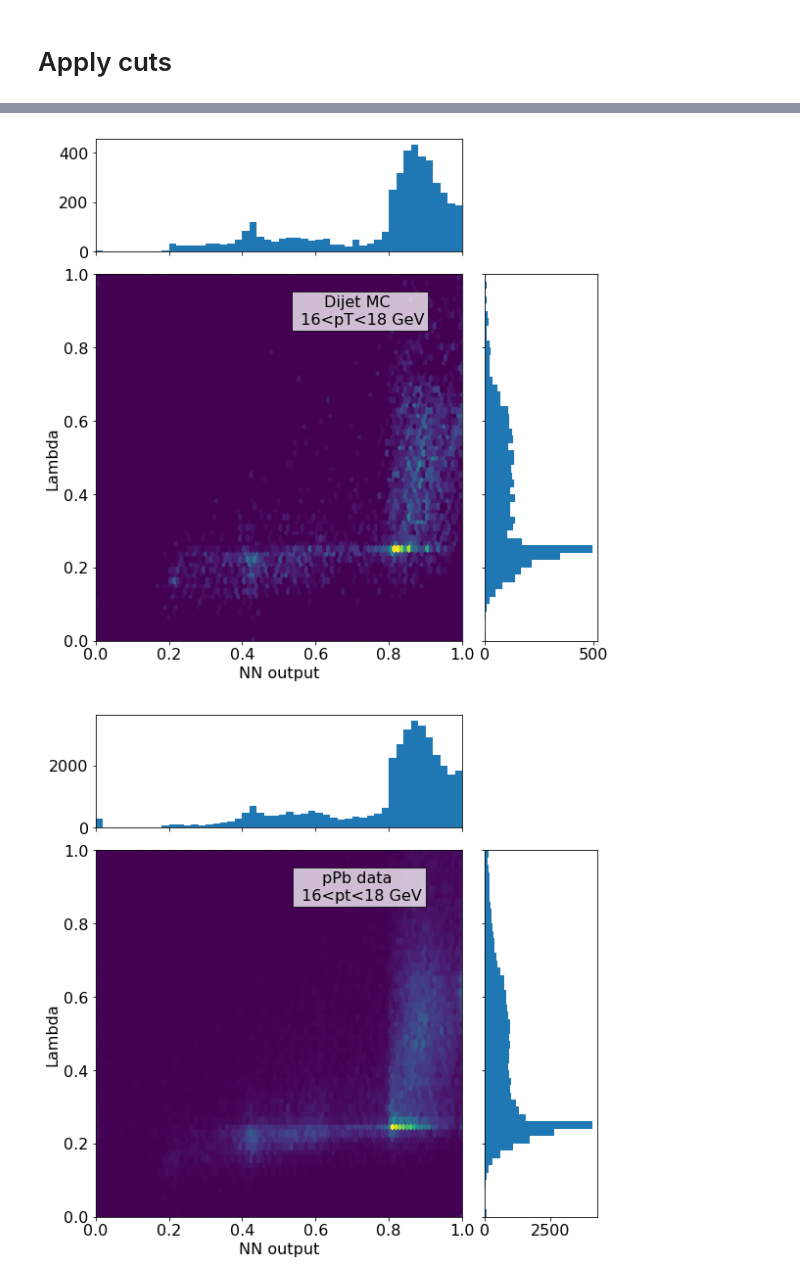
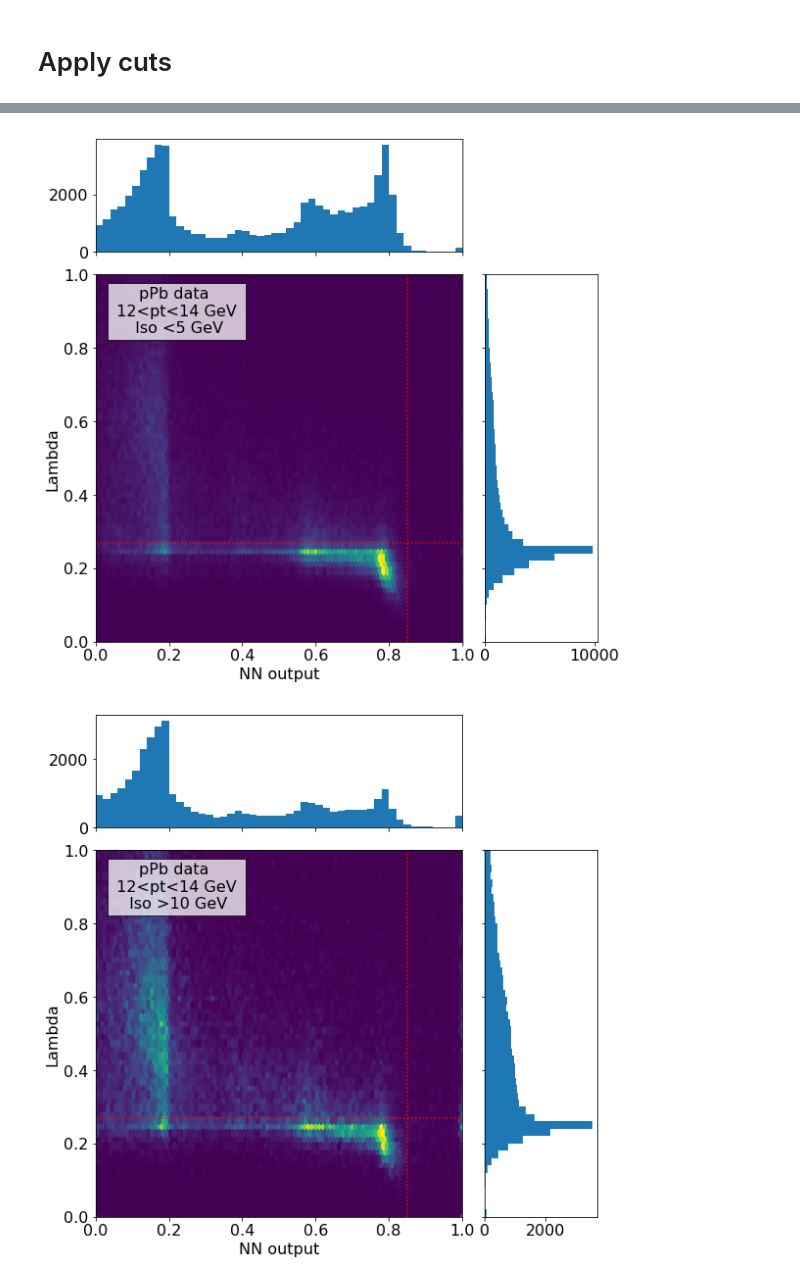
Before and after one commit to miguelignacio/CorrelationAnalysis, a Jupyter notebook: NtupleAnalysis/InputData/jupy.ipynb, the cells around one changed output, grey strips where cells are left out. Drawn from its saved outputs; the diff is of its cells as text; code cells hidden in the pictures.

```diff
--- a/NtupleAnalysis/InputData/jupy.ipynb
+++ b/NtupleAnalysis/InputData/jupy.ipynb
@@ -69,7 +90,7 @@ mcHists = applyCuts(mcHists)
 # %%
 
 def plotcorr(histo,label,figname):
-    x = histo['cluster_NN2']
+    x = histo['cluster_NN1']
     y = histo['cluster_Lambda']
     nullfmt = NullFormatter()         # no labels
     left, width = 0.1, 0.65
@@ -85,7 +106,9 @@ def plotcorr(histo,label,figname):
     axHistx.xaxis.set_major_formatter(nullfmt) #no labels
     axHisty.yaxis.set_major_formatter(nullfmt)
     hb = axScatter.hexbin(x, y, cmap='viridis') #gridsize=60
-    plt.text(0.72, 0.90,label, horizontalalignment='center',  verticalalignment='center', transform=axScatter.transAxes, bbox=dict(facecolor='white', alpha=0.75))
+    axScatter.plot((0, 1), (0.27, 0.27), 'r-',linestyle=':')
+    axScatter.plot((0.85, 0.85), (0, 1.0), 'r-',linestyle=':')
+    plt.text(0.22, 0.90,label, horizontalalignment='center',  verticalalignment='center', transform=axScatter.transAxes, bbox=dict(facecolor='white', alpha=0.75))
     binwidth = 0.25
     xymax = np.max([np.max(np.fabs(x)), np.max(np.fabs(y))])
     lim = (int(xymax/binwidth) + 1) * binwidth
@@ -93,13 +116,13 @@ def plotcorr(histo,label,figname):
     axScatter.set_ylim((0.0, 1.0))
     axScatter.set_xlabel('NN output')
     axScatter.set_ylabel('Lambda')
-    bins = np.arange(-lim, lim + binwidth, binwidth)
-    axHistx.hist(x,50, range=(0, 1.0))
+    n, bins, patches = axHistx.hist(x,50, range=(0, 1.0))
     axHisty.hist(y,50, range=(0.0,1.0), orientation='horizontal')
     axHistx.set_xlim(axScatter.get_xlim())
     axHisty.set_ylim(axScatter.get_ylim())
     plt.show()
     fig.savefig('../JupyterPNGOutput/'+figname+'.png', dpi=fig.dpi)
+    return n, bins
 # %%
 def cutptrange(data, ptmin, ptmax):
     full = data
@@ -110,18 +133,43 @@ def cutptrange(data, ptmin, ptmax):
     noniso = noniso.query('cluster_pt>%f and cluster_pt<%f' %(ptmin,ptmax))
     return full, iso, noniso
 # %%
-#binedges = [8.0, 10.0,12.0,14.0,16.0,18.0,20.0,22.0,24.0,26.0,28.0]
-binedges = [16.0,18.0]
+binedges = [12.0, 14.0]#,12.0,14.0,16.0]#,18.0,20.0,22.0,24.0,26.0,28.0]
+#binedges = [16.0,18.0,20.0,22.0,24.0,26.0,28.0,30.0,50.0]
 #full, iso, noniso = cutptrange(dataHists, 8.0, 12.0)
 #plotcorr(full,'pPb data \n 12 <pt < 14 GeV','all')
 
 for ipt in range(len(binedges)-1):
     ptmin = binedges[ipt]
     ptmax = binedges[ipt+1]
-    full, iso, noniso = cutptrange(mcHists, ptmin, ptmax)
-    plotcorr(full,'Dijet MC \n %2.0f<pT<%2.0f GeV' %(ptmin,ptmax),'all_MC_%2.0f_%2.0f' %(ptmin,ptmax))
+    #full, iso, noniso = cutptrange(mcHists, ptmin, ptmax)
+    #plotcorr(full,'Dijet MC \n %2.0f<pT<%2.0f GeV' %(ptmin,ptmax),'all_MC_%2.0f_%2.0f' %(ptmin,ptmax))
     full, iso, noniso = cutptrange(dataHists, ptmin, ptmax)
-    plotcorr(full,'pPb data \n %2.0f<pt<%2.0f GeV' %(ptmin,ptmax),'all_Data%2.0f_%2.0f' %(ptmin,ptmax))
+    #plotcorr(full,'pPb data \n %2.0f<pt<%2.0f GeV' %(ptmin,ptmax),'all_Data%2.0f_%2.0f' %(ptmin,ptmax))
+    hiso, binedgesiso = plotcorr(iso,'pPb data \n %2.0f<pt<%2.0f GeV \n Iso <5 GeV' %(ptmin,ptmax),'all_Data%2.0f_%2.0f' %(ptmin,ptmax))
+    hnoniso,binedgesnoniso = plotcorr(noniso,'pPb data \n %2.0f<pt<%2.0f GeV \n Iso >10 GeV' %(ptmin,ptmax),'all_Data%2.0f_%2.0f' %(ptmin,ptmax))
+
+
+    binedgesiso= np.delete(binedgesiso,-1)
+    binedgesiso = np.add( binedgesiso, (binedgesiso[1]-binedgesiso[0])/2.0 )
+    scale = np.sum(hiso[:20])
+    hiso = np.divide(hiso,scale)
+    scale = np.sum(hnoniso[:20])
+    hnoniso = np.divide(hnoniso,scale)
+    pure = np.subtract(hiso,hnoniso)
+
+
+    fig = plt.figure(2, figsize=(8, 8))
+
+    plt.plot(binedgesiso, hiso, 'o', label= 'isolated')
+    plt.plot(binedgesiso, hnoniso, label = 'nonisolated')
+    plt.plot(binedgesiso, pure, label='isolated, subtracted')
+    plt.legend()
+    plt.xlabel('NN output')
+    plt.show()
+    print hiso,
+
+    print binedgesiso
+    print np.sum(hiso[:15])
 # %% [output]
-[figure, old version]
+[figure, new version]
-[figure, old version]
+[figure, new version]
```
Also changed, not shown: parts of 3 cells of this notebook.
